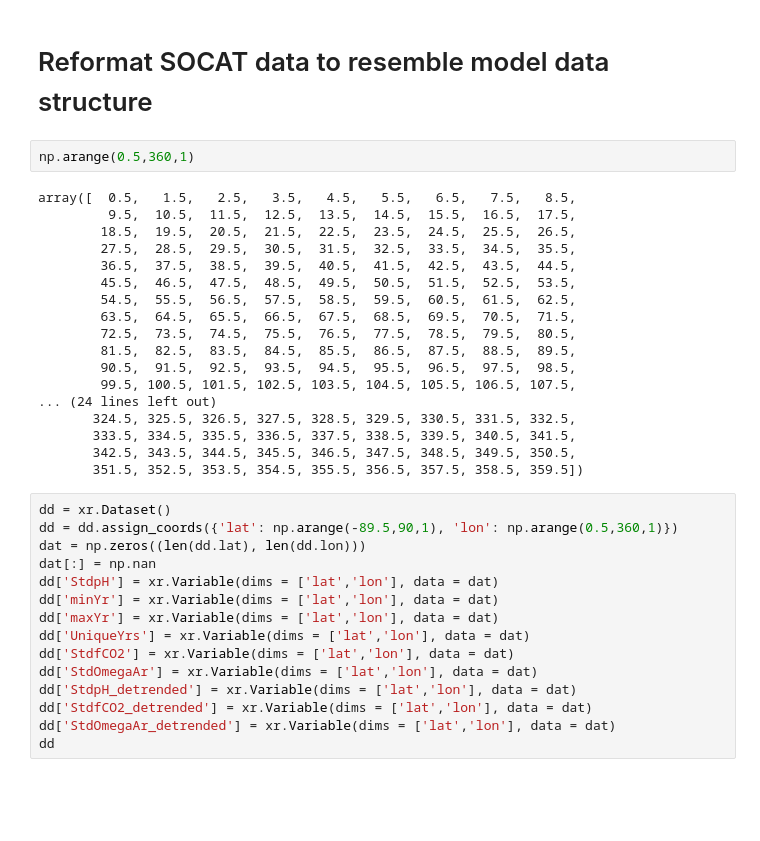
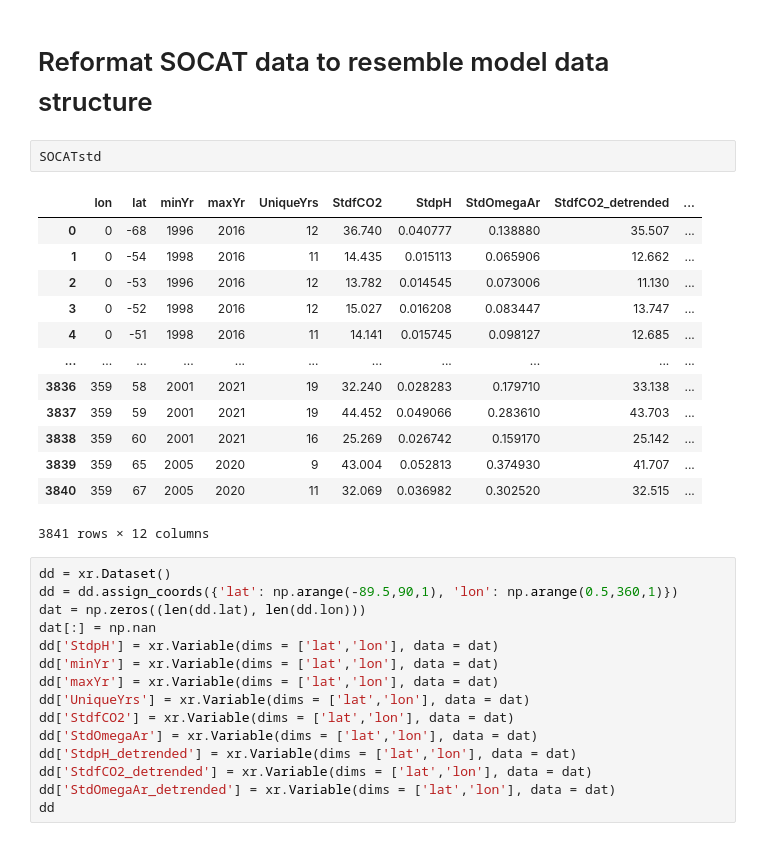
Before and after one commit to abby-baskind/YoE, a Jupyter notebook: SOCAT_YoE.ipynb, the cells around one changed output. Drawn from its saved outputs; the diff is of its cells as text; blank space fills up the shorter version.

```diff
--- a/SOCAT_YoE.ipynb
+++ b/SOCAT_YoE.ipynb
@@ -75,25 +74,21 @@ for i in num:
 # %% [markdown]
 # Reformat SOCAT data to resemble model data structure
 # %%
-np.arange(0.5,360,1)
+SOCATstd
 # %% [output]
+|  | lon | lat | minYr | maxYr | UniqueYrs | StdfCO2 | StdpH | StdOmegaAr | StdfCO2_detrended | ... |
+| 0 | 0 | -68 | 1996 | 2016 | 12 | 36.740 | 0.040777 | 0.138880 | 35.507 | ... |
+| 1 | 0 | -54 | 1998 | 2016 | 11 | 14.435 | 0.015113 | 0.065906 | 12.662 | ... |
+| 2 | 0 | -53 | 1996 | 2016 | 12 | 13.782 | 0.014545 | 0.073006 | 11.130 | ... |
+| 3 | 0 | -52 | 1998 | 2016 | 12 | 15.027 | 0.016208 | 0.083447 | 13.747 | ... |
+| 4 | 0 | -51 | 1998 | 2016 | 11 | 14.141 | 0.015745 | 0.098127 | 12.685 | ... |
+| ... | ... | ... | ... | ... | ... | ... | ... | ... | ... | ... |
+| 3836 | 359 | 58 | 2001 | 2021 | 19 | 32.240 | 0.028283 | 0.179710 | 33.138 | ... |
+| 3837 | 359 | 59 | 2001 | 2021 | 19 | 44.452 | 0.049066 | 0.283610 | 43.703 | ... |
+| 3838 | 359 | 60 | 2001 | 2021 | 16 | 25.269 | 0.026742 | 0.159170 | 25.142 | ... |
+| 3839 | 359 | 65 | 2005 | 2020 | 9 | 43.004 | 0.052813 | 0.374930 | 41.707 | ... |
+| 3840 | 359 | 67 | 2005 | 2020 | 11 | 32.069 | 0.036982 | 0.302520 | 32.515 | ... |
-array([  0.5,   1.5,   2.5,   3.5,   4.5,   5.5,   6.5,   7.5,   8.5,
-         9.5,  10.5,  11.5,  12.5,  13.5,  14.5,  15.5,  16.5,  17.5,
-        18.5,  19.5,  20.5,  21.5,  22.5,  23.5,  24.5,  25.5,  26.5,
-        27.5,  28.5,  29.5,  30.5,  31.5,  32.5,  33.5,  34.5,  35.5,
-        36.5,  37.5,  38.5,  39.5,  40.5,  41.5,  42.5,  43.5,  44.5,
-        45.5,  46.5,  47.5,  48.5,  49.5,  50.5,  51.5,  52.5,  53.5,
-        54.5,  55.5,  56.5,  57.5,  58.5,  59.5,  60.5,  61.5,  62.5,
-        63.5,  64.5,  65.5,  66.5,  67.5,  68.5,  69.5,  70.5,  71.5,
-        72.5,  73.5,  74.5,  75.5,  76.5,  77.5,  78.5,  79.5,  80.5,
-        81.5,  82.5,  83.5,  84.5,  85.5,  86.5,  87.5,  88.5,  89.5,
-        90.5,  91.5,  92.5,  93.5,  94.5,  95.5,  96.5,  97.5,  98.5,
-        99.5, 100.5, 101.5, 102.5, 103.5, 104.5, 105.5, 106.5, 107.5,
-... (24 lines left out)
-       324.5, 325.5, 326.5, 327.5, 328.5, 329.5, 330.5, 331.5, 332.5,
-       333.5, 334.5, 335.5, 336.5, 337.5, 338.5, 339.5, 340.5, 341.5,
-       342.5, 343.5, 344.5, 345.5, 346.5, 347.5, 348.5, 349.5, 350.5,
-       351.5, 352.5, 353.5, 354.5, 355.5, 356.5, 357.5, 358.5, 359.5])
+3841 rows × 12 columns
 # %%
 dd = xr.Dataset()
 dd = dd.assign_coords({'lat': np.arange(-89.5,90,1), 'lon': np.arange(0.5,360,1)})
```
Also changed, not shown: parts of 3 cells of this notebook, 10 other files.
